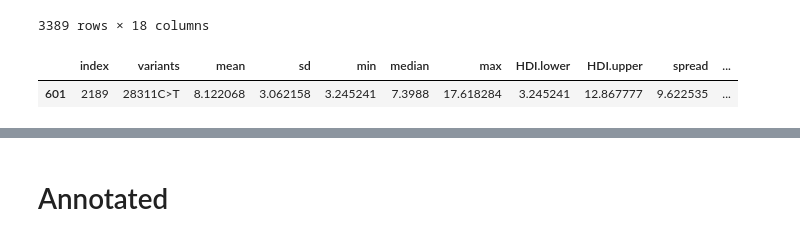
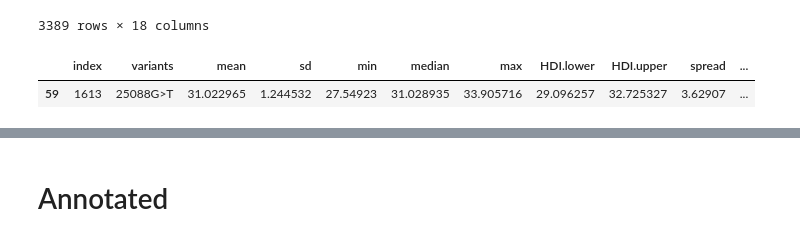
Before and after one commit to matnguyen/STAT520A-Bayesian-Variant-Risk-Project, a Jupyter notebook: src/analyze_results.ipynb, the cells around one changed output, grey strips where cells are left out. Cells and saved outputs as stored; diff of their text form; code cells hidden in the pictures.

```diff
--- a/src/analyze_results.ipynb
+++ b/src/analyze_results.ipynb
@@ -78,10 +78,10 @@ merged_df
 | 3388 | 1411 | 23403A>G | 0.881497 | 0.125612 | 0.341050 | 0.875765 | 2.011736 | 0.864045 | 0.885068 | 0.021024 | ... |
 3389 rows × 18 columns
 # %%
-merged_df.loc[merged_df['variants'].str.contains('28311')]
+merged_df.loc[merged_df['variants'].str.contains('25088')]
 # %% [output]
 |  | index | variants | mean | sd | min | median | max | HDI.lower | HDI.upper | spread | ... |
-| 601 | 2189 | 28311C>T | 8.122068 | 3.062158 | 3.245241 | 7.3988 | 17.618284 | 3.245241 | 12.867777 | 9.622535 | ... |
+| 59 | 1613 | 25088G>T | 31.022965 | 1.244532 | 27.54923 | 31.028935 | 33.905716 | 29.096257 | 32.725327 | 3.62907 | ... |
 # %%
 merged_df.head(20)
 # %% [output]
```
Also changed, not shown: parts of 2 cells of this notebook.
